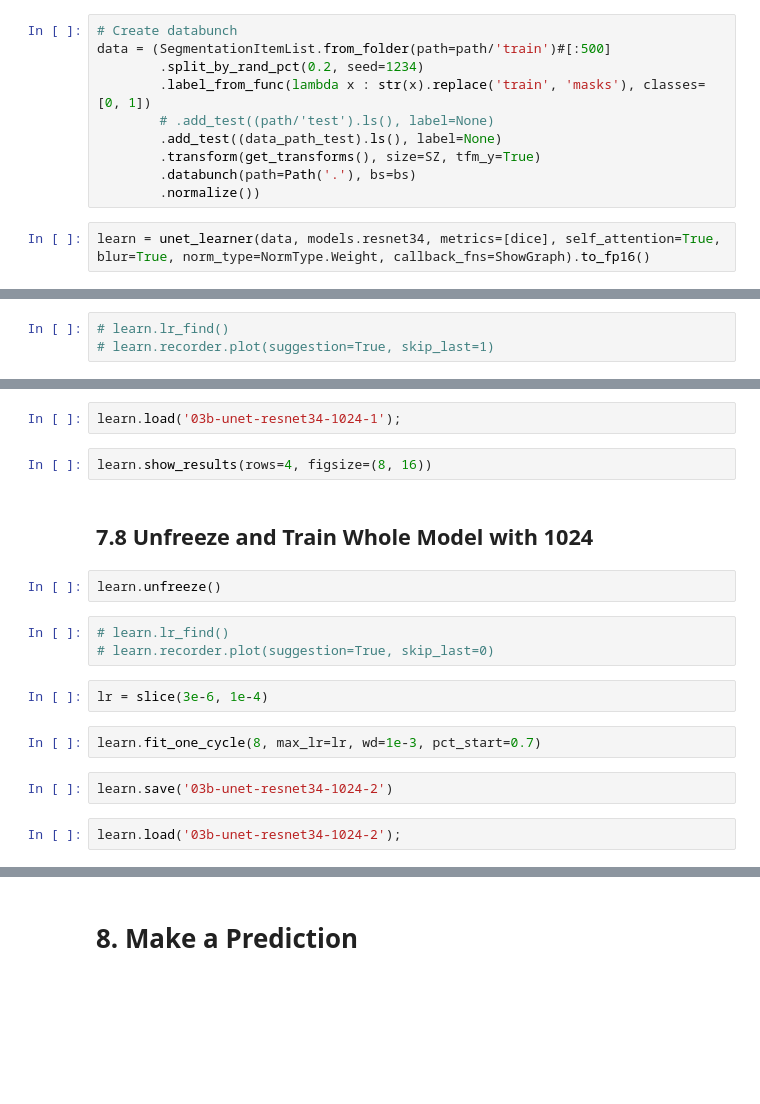
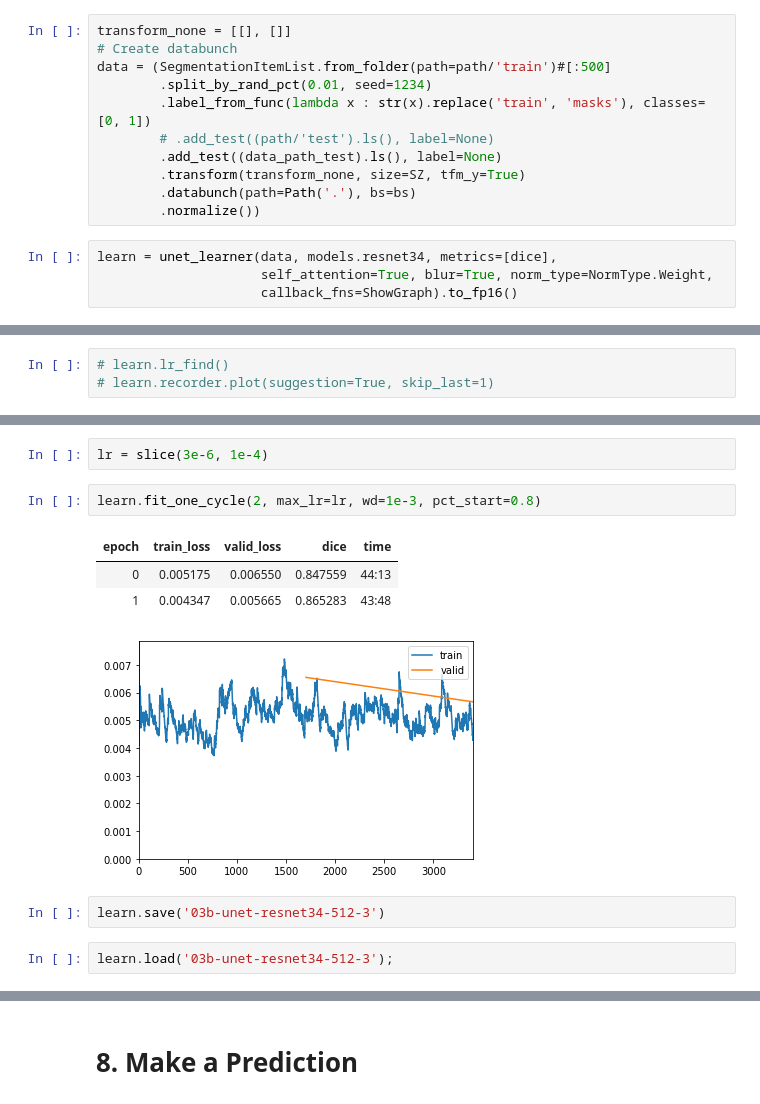
Before and after one commit to gnoparus/bualabs, a Jupyter notebook: nbs/03b-image-segmentation-siim-acr-pneumothorax-segmentation.ipynb, the cells around one changed output, grey strips where cells are left out. Drawn from its saved outputs; the diff is of its cells as text; blank space fills up the shorter version.

Commit message:
Progressive Resizeing to 512, Data Augmentation Annealing

```diff
--- a/nbs/03b-image-segmentation-siim-acr-pneumothorax-segmentation.ipynb
+++ b/nbs/03b-image-segmentation-siim-acr-pneumothorax-segmentation.ipynb
@@ -607,16 +598,19 @@ path = data_path6
 # %%
 # path.ls()
 # %%
+transform_none = [[], []]
 # Create databunch
 data = (SegmentationItemList.from_folder(path=path/'train')#[:500]
-        .split_by_rand_pct(0.2, seed=1234)
+        .split_by_rand_pct(0.01, seed=1234)
         .label_from_func(lambda x : str(x).replace('train', 'masks'), classes=[0, 1])
         # .add_test((path/'test').ls(), label=None)
         .add_test((data_path_test).ls(), label=None)
-        .transform(get_transforms(), size=SZ, tfm_y=True)
+        .transform(transform_none, size=SZ, tfm_y=True)
         .databunch(path=Path('.'), bs=bs)
         .normalize())
 # %%
-learn = unet_learner(data, models.resnet34, metrics=[dice], self_attention=True, blur=True, norm_type=NormType.Weight, callback_fns=ShowGraph).to_fp16()
+learn = unet_learner(data, models.resnet34, metrics=[dice],
+                     self_attention=True, blur=True, norm_type=NormType.Weight,
+                     callback_fns=ShowGraph).to_fp16()
 # %%
 learn.load('03b-unet-resnet34-512-2')
@@ -633,21 +621,15 @@ learn.save('03b-unet-resnet34-1024-1')
-# %%
-learn.load('03b-unet-resnet34-1024-1');
-# %%
-learn.show_results(rows=4, figsize=(8, 16))
-# %% [markdown]
-## 7.8 Unfreeze and Train Whole Model with 1024
-# %%
-learn.unfreeze()
-# %%
-# learn.lr_find()
-# learn.recorder.plot(suggestion=True, skip_last=0)
 # %%
 lr = slice(3e-6, 1e-4)
 # %%
-learn.fit_one_cycle(8, max_lr=lr, wd=1e-3, pct_start=0.7)
+learn.fit_one_cycle(2, max_lr=lr, wd=1e-3, pct_start=0.8)
+# %% [output]
+| epoch | train_loss | valid_loss | dice | time |
+| 0 | 0.005175 | 0.006550 | 0.847559 | 44:13 |
+| 1 | 0.004347 | 0.005665 | 0.865283 | 43:48 |
+[figure, added]
 # %%
-learn.save('03b-unet-resnet34-1024-2')
+learn.save('03b-unet-resnet34-512-3')
 # %%
-learn.load('03b-unet-resnet34-1024-2');
+learn.load('03b-unet-resnet34-512-3');
 # %%
 learn.show_results(rows=4, figsize=(8, 16))
```
Also changed, not shown: parts of 18 cells of this notebook.
